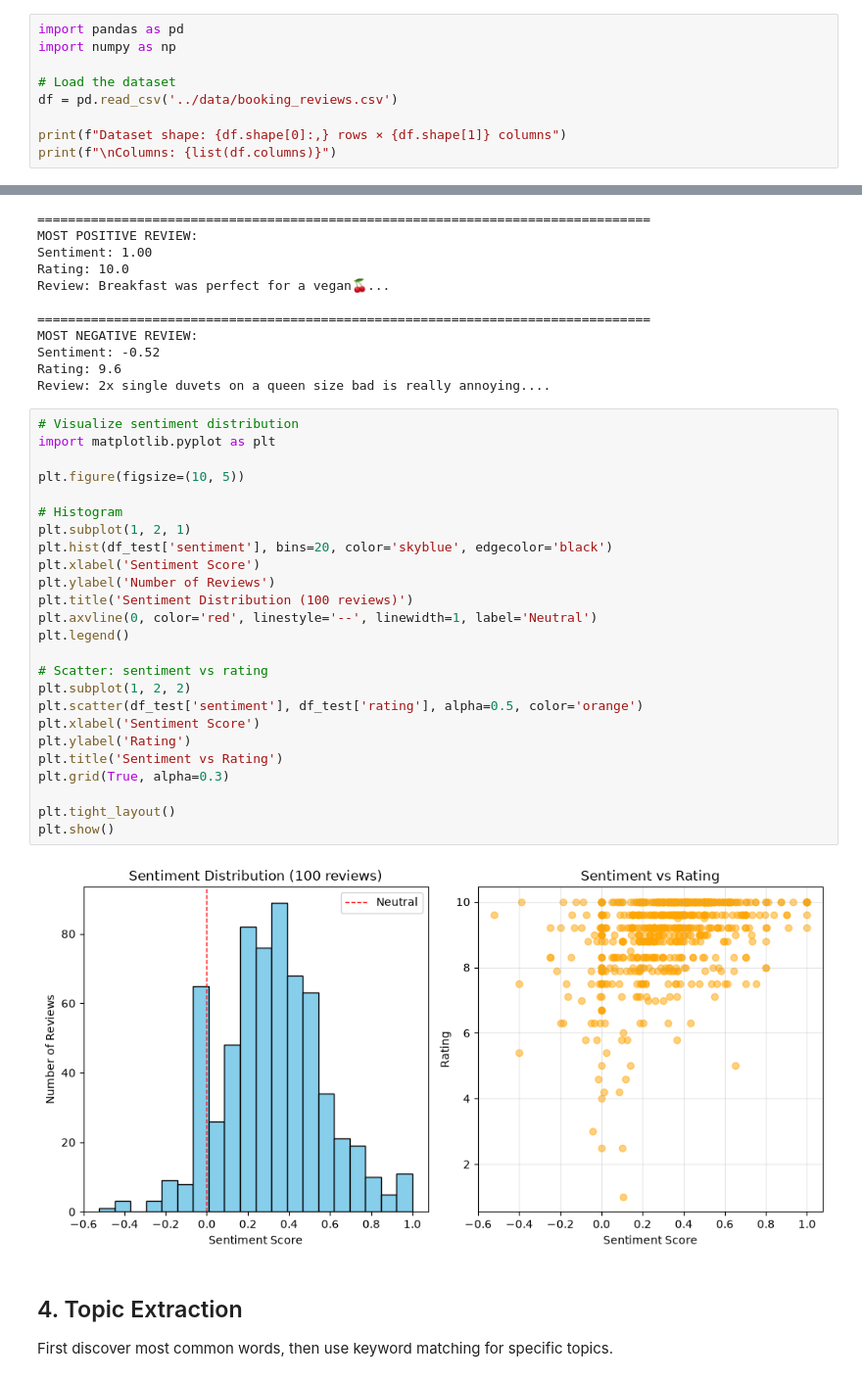
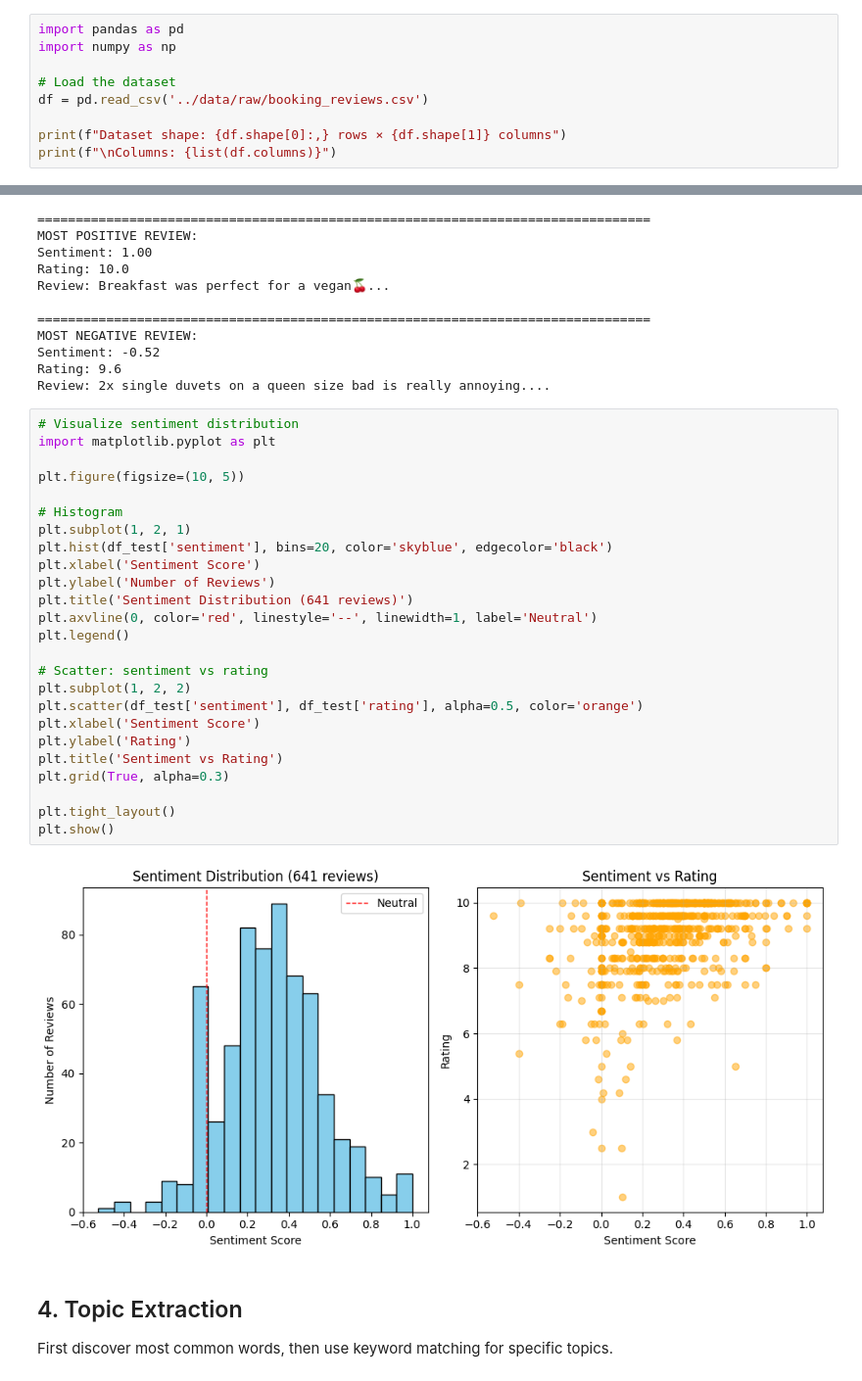
Before and after one commit to Stellahwg/hotel-review-analysis, a Jupyter notebook: notebooks/project_new2.ipynb, the cells around one changed output, grey strips where cells are left out. Shown at 98% size. Saved outputs shown, nothing was run; the diff lists cells and outputs as text.

```diff
--- a/notebooks/project_new2.ipynb
+++ b/notebooks/project_new2.ipynb
@@ -10,7 +10,7 @@ import pandas as pd
 import numpy as np
 
 # Load the dataset
-df = pd.read_csv('../data/booking_reviews.csv')
+df = pd.read_csv('../data/raw/booking_reviews.csv')
 
 print(f"Dataset shape: {df.shape[0]:,} rows × {df.shape[1]} columns")
 print(f"\nColumns: {list(df.columns)}")
@@ -216,30 +216,30 @@ Review: 2x single duvets on a queen size bad is really annoying....
 # %%
 # Visualize sentiment distribution
 import matplotlib.pyplot as plt
 
 plt.figure(figsize=(10, 5))
 
 # Histogram
 plt.subplot(1, 2, 1)
 plt.hist(df_test['sentiment'], bins=20, color='skyblue', edgecolor='black')
 plt.xlabel('Sentiment Score')
 plt.ylabel('Number of Reviews')
-plt.title('Sentiment Distribution (100 reviews)')
+plt.title('Sentiment Distribution (641 reviews)')
 plt.axvline(0, color='red', linestyle='--', linewidth=1, label='Neutral')
 plt.legend()
 
 # Scatter: sentiment vs rating
 plt.subplot(1, 2, 2)
 plt.scatter(df_test['sentiment'], df_test['rating'], alpha=0.5, color='orange')
 plt.xlabel('Sentiment Score')
 plt.ylabel('Rating')
 plt.title('Sentiment vs Rating')
 plt.grid(True, alpha=0.3)
 
 plt.tight_layout()
 plt.show()
 # %% [output]
-[figure, old version]
+[figure, new version]
 # %% [markdown]
 ## 4. Topic Extraction
 
```
Also changed, not shown: parts of 35 cells of this notebook, 8 other files.
